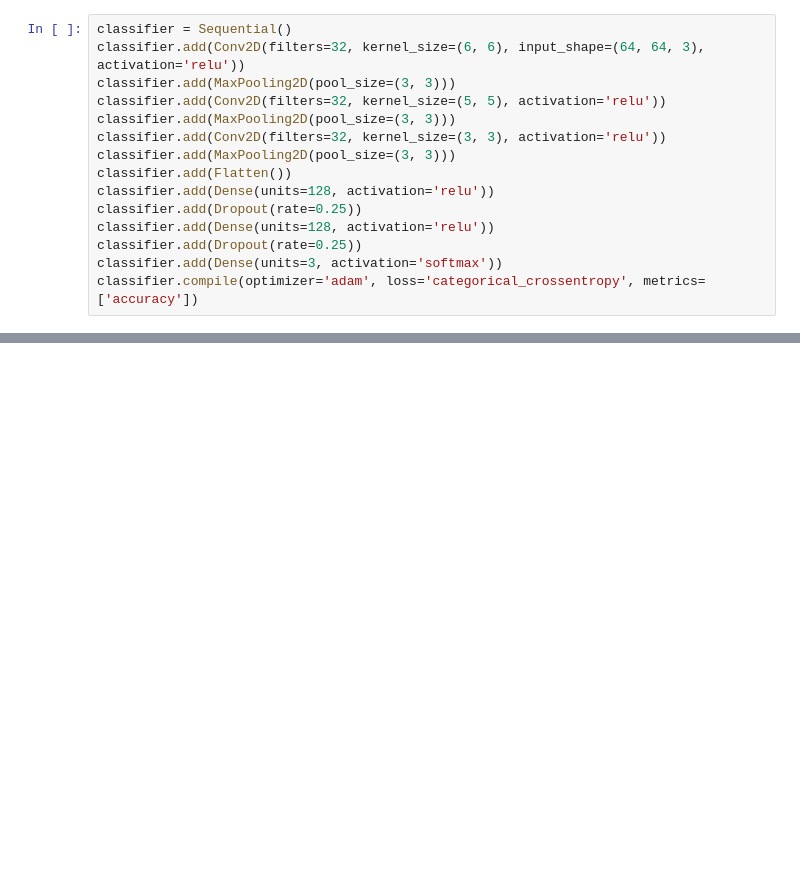
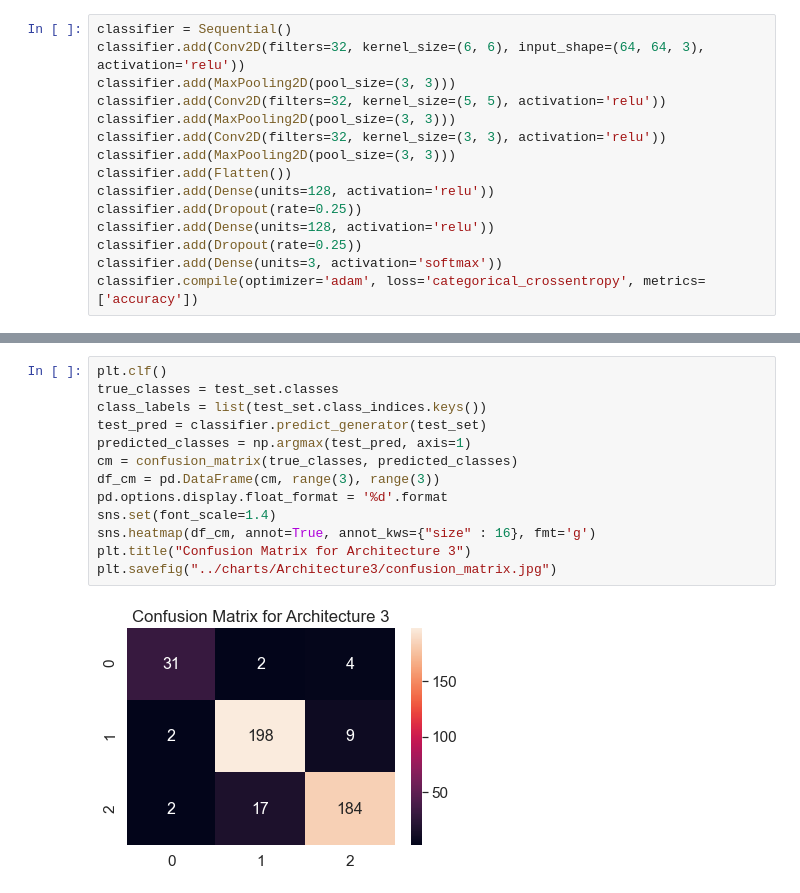
Before and after one commit to AarnavSawant/CoronaDiagnosis, a Jupyter notebook: scripts/COVID.ipynb, the cells around one changed output, grey strips where cells are left out. Cells and saved outputs as stored; diff of their text form; blank space fills up the shorter version.

```diff
--- a/scripts/COVID.ipynb
+++ b/scripts/COVID.ipynb
@@ -272,0 +273,15 @@ Epoch 25/25
+# %%
+plt.clf()
+true_classes = test_set.classes
+class_labels = list(test_set.class_indices.keys())
+test_pred = classifier.predict_generator(test_set)
+predicted_classes = np.argmax(test_pred, axis=1)
+cm = confusion_matrix(true_classes, predicted_classes)
+df_cm = pd.DataFrame(cm, range(3), range(3))
+pd.options.display.float_format = '%d'.format
+sns.set(font_scale=1.4)
+sns.heatmap(df_cm, annot=True, annot_kws={"size" : 16}, fmt='g')
+plt.title("Confusion Matrix for Architecture 3")
+plt.savefig("../charts/Architecture3/confusion_matrix.jpg")
+# %% [output]
+[figure, added]
```
Also changed, not shown: parts of 7 cells of this notebook.
